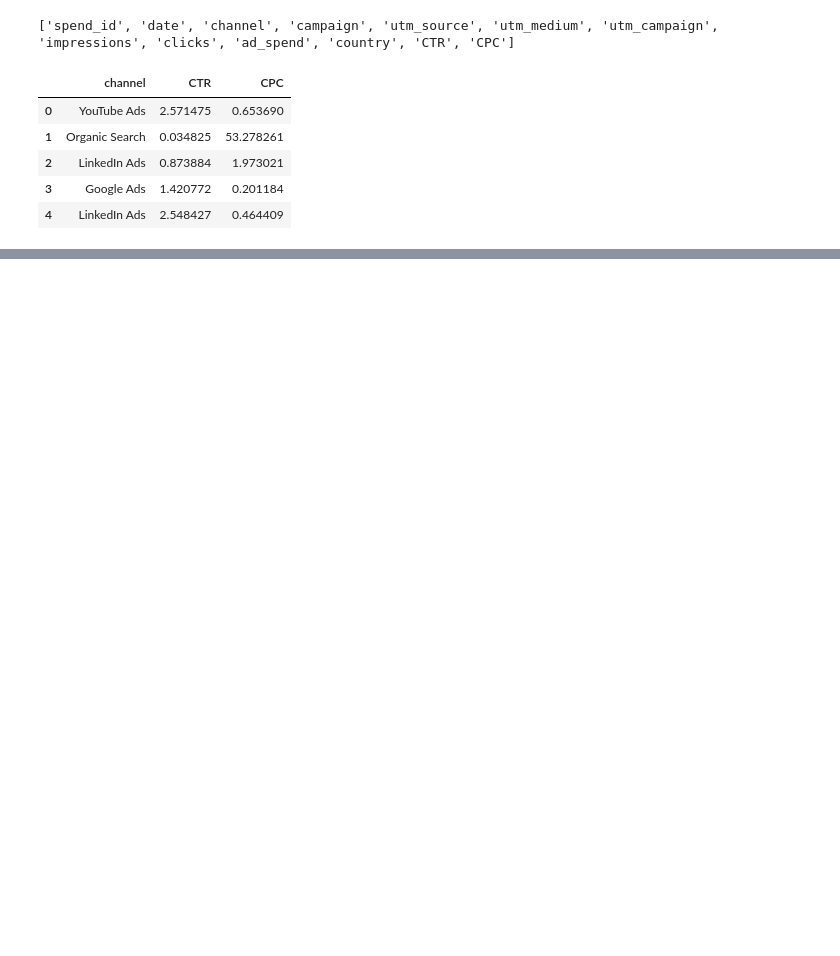
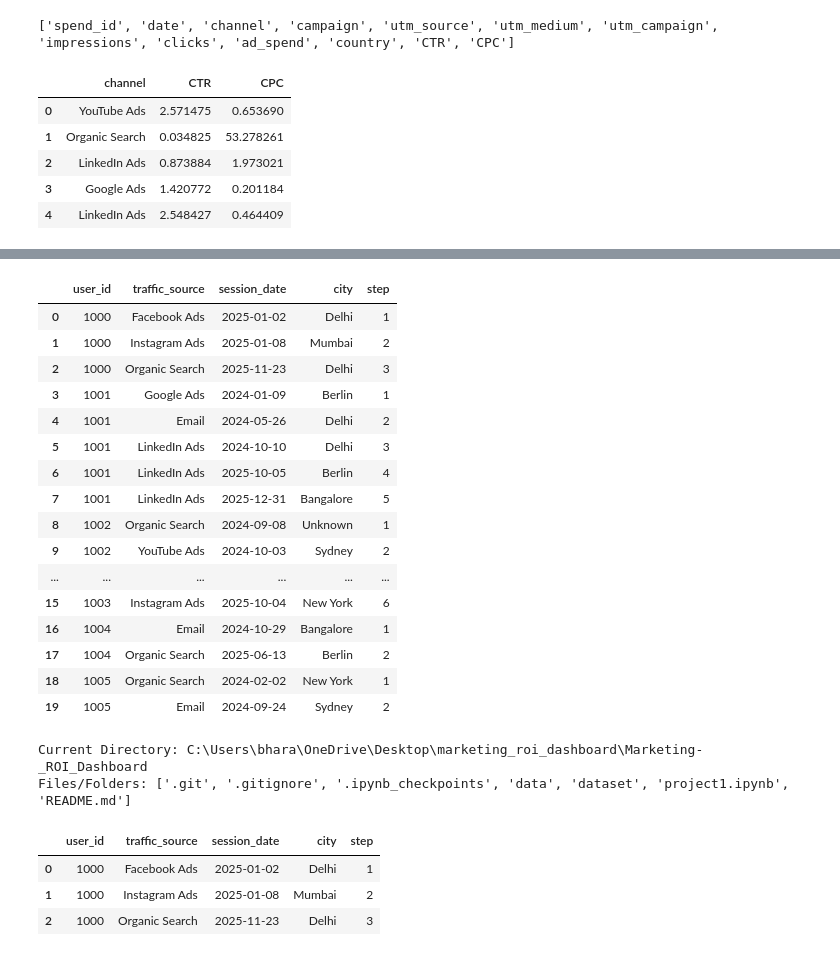
Before and after one commit to hitteshkharyal/Marketing-_ROI_Dashboard, a Jupyter notebook: project1.ipynb, the cells around one changed output, grey strips where cells are left out. Saved outputs shown, nothing was run; the diff lists cells and outputs as text; code cells hidden in the pictures; blank space fills up the shorter version.

```diff
--- a/project1.ipynb
+++ b/project1.ipynb
@@ -224,0 +405,32 @@ ad_spend[['channel', 'CTR', 'CPC']].head()
+# %%
+query = """
+SELECT
+    user_id,
+    traffic_source,
+    session_date,city,
+    ROW_NUMBER() OVER (
+        PARTITION BY user_id
+        ORDER BY session_date
+    ) AS step
+FROM web_logs
+"""
+journey = pd.read_sql(query, conn)
+journey.head(20)
+# %% [output]
+|  | user_id | traffic_source | session_date | city | step |
+| 0 | 1000 | Facebook Ads | 2025-01-02 | Delhi | 1 |
+| 1 | 1000 | Instagram Ads | 2025-01-08 | Mumbai | 2 |
+| 2 | 1000 | Organic Search | 2025-11-23 | Delhi | 3 |
+| 3 | 1001 | Google Ads | 2024-01-09 | Berlin | 1 |
+| 4 | 1001 | Email | 2024-05-26 | Delhi | 2 |
+| 5 | 1001 | LinkedIn Ads | 2024-10-10 | Delhi | 3 |
+| 6 | 1001 | LinkedIn Ads | 2025-10-05 | Berlin | 4 |
+| 7 | 1001 | LinkedIn Ads | 2025-12-31 | Bangalore | 5 |
+| 8 | 1002 | Organic Search | 2024-09-08 | Unknown | 1 |
+| 9 | 1002 | YouTube Ads | 2024-10-03 | Sydney | 2 |
+| ... | ... | ... | ... | ... | ... |
+| 15 | 1003 | Instagram Ads | 2025-10-04 | New York | 6 |
+| 16 | 1004 | Email | 2024-10-29 | Bangalore | 1 |
+| 17 | 1004 | Organic Search | 2025-06-13 | Berlin | 2 |
+| 18 | 1005 | Organic Search | 2024-02-02 | New York | 1 |
+| 19 | 1005 | Email | 2024-09-24 | Sydney | 2 |
@@ -224,0 +441,15 @@ ad_spend[['channel', 'CTR', 'CPC']].head()
+# %%
+import os
+
+print("Current Directory:", os.getcwd())
+print("Files/Folders:", os.listdir())
+# %% [output]
+Current Directory: C:\Users\bhara\OneDrive\Desktop\marketing_roi_dashboard\Marketing-_ROI_Dashboard
+Files/Folders: ['.git', '.gitignore', '.ipynb_checkpoints', 'data', 'dataset', 'project1.ipynb', 'README.md']
+# %%
+journey[journey["user_id"] == 1000]
+# %% [output]
+|  | user_id | traffic_source | session_date | city | step |
+| 0 | 1000 | Facebook Ads | 2025-01-02 | Delhi | 1 |
+| 1 | 1000 | Instagram Ads | 2025-01-08 | Mumbai | 2 |
+| 2 | 1000 | Organic Search | 2025-11-23 | Delhi | 3 |
```
Also changed, not shown: parts of 26 cells of this notebook, 1 other file.
